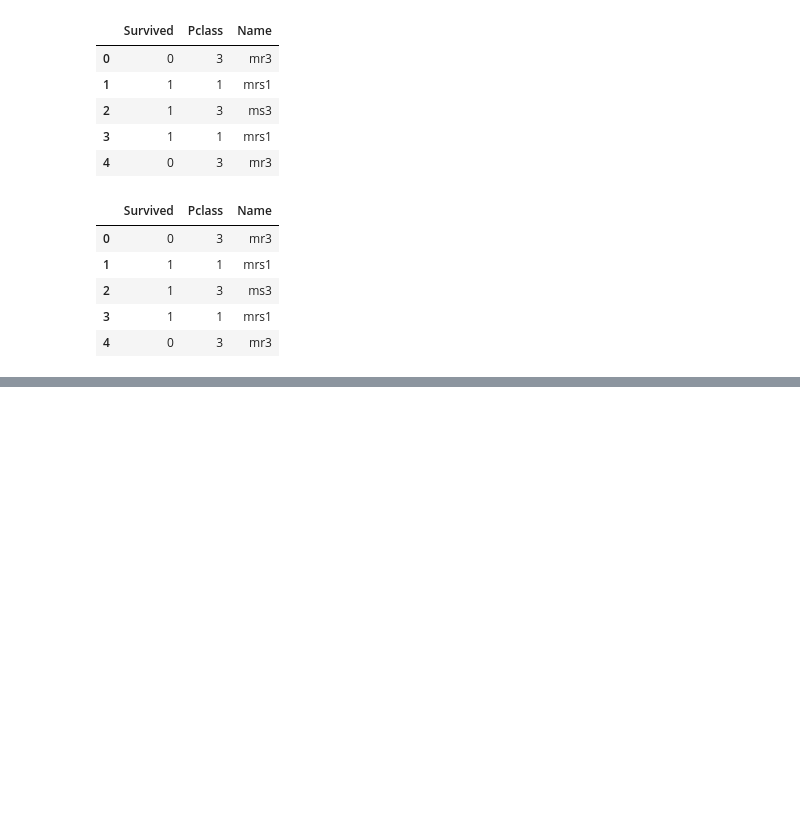
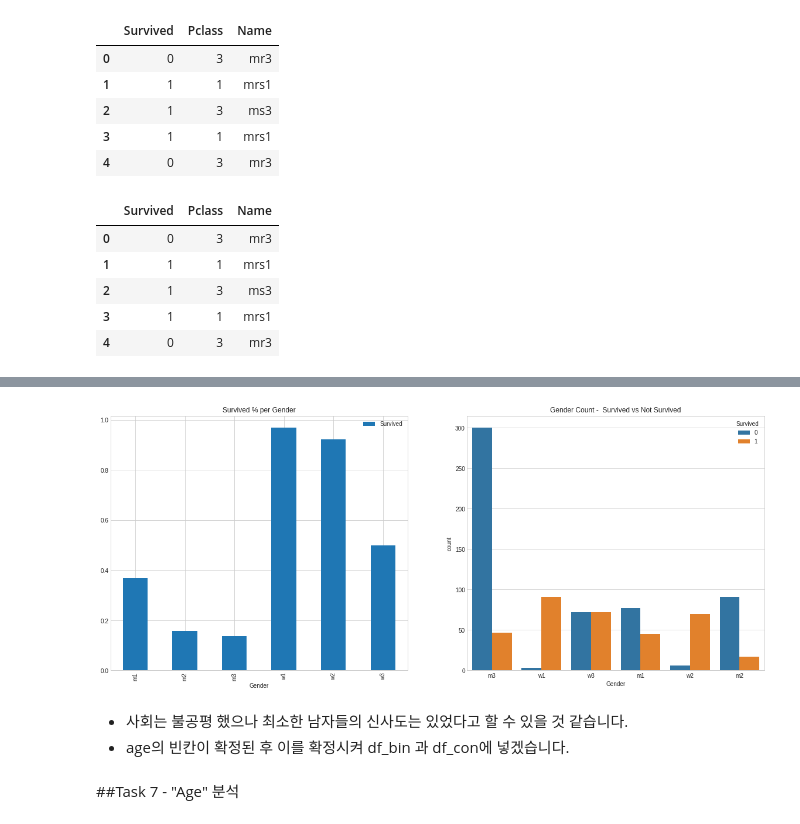
Before and after one commit to joshuajhchoi/ai2learn, a Jupyter notebook: Titanic_강의용_버전.ipynb, the cells around one changed output, grey strips where cells are left out. Cells and saved outputs as stored; diff of their text form; code cells hidden in the pictures; blank space fills up the shorter version.

```diff
--- a/Titanic_강의용_버전.ipynb
+++ b/Titanic_강의용_버전.ipynb
@@ -833,0 +889,9 @@ con('Name','CN')
+# %%
+bag('Gender','Survived','Survived % per Gender','Gender Count -  Survived vs Not Survived')
+# %% [output]
+[figure, added]
+# %% [markdown]
+* 사회는 불공평 했으나 최소한 남자들의 신사도는 있었다고 할 수 있을 것 같습니다.
+* age의 빈칸이 확정된 후 이를 확정시켜 df_bin 과 df_con에 넣겠습니다.
+# %% [markdown]
+##Task 7 - "Age" 분석
```
Also changed, not shown: parts of 200 cells of this notebook.
